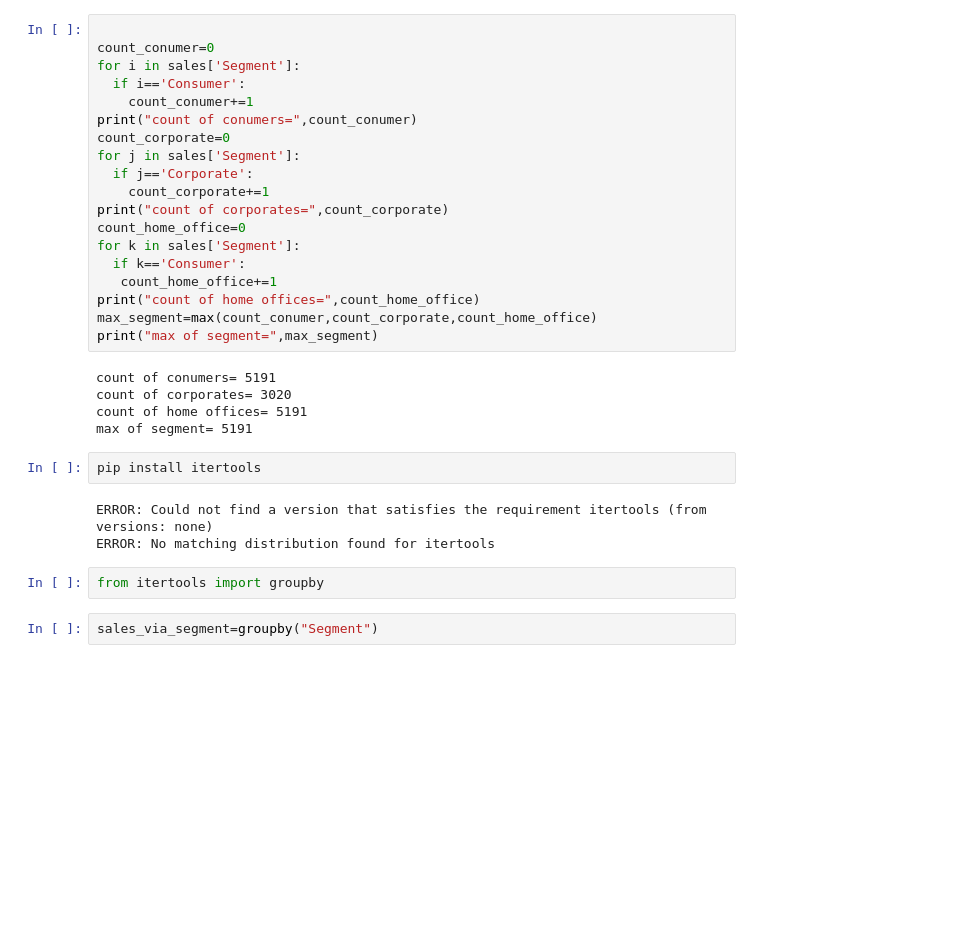
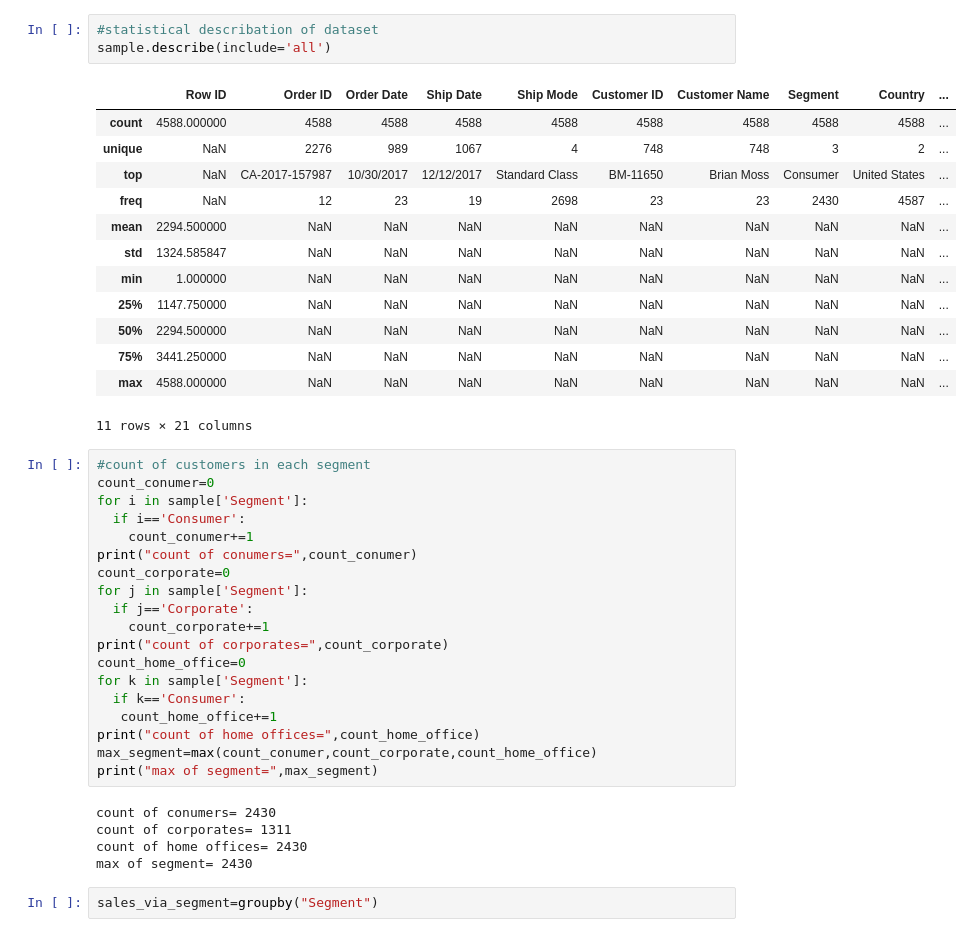
Before and after one commit to ankitg-02/sales_analysis, a Jupyter notebook: Untitled2.ipynb, the cells around one changed output. Drawn from its saved outputs; the diff is of its cells as text; blank space fills up the shorter version.

```diff
--- a/Untitled2.ipynb
+++ b/Untitled2.ipynb
@@ -31,34 +50,44 @@ Name: Profit, Length: 9994, dtype: float64}
+# %%
+#statistical describation of dataset
+sample.describe(include='all')
+# %% [output]
+|  | Row ID | Order ID | Order Date | Ship Date | Ship Mode | Customer ID | Customer Name | Segment | Country | ... |
+| count | 4588.000000 | 4588 | 4588 | 4588 | 4588 | 4588 | 4588 | 4588 | 4588 | ... |
+| unique | NaN | 2276 | 989 | 1067 | 4 | 748 | 748 | 3 | 2 | ... |
+| top | NaN | CA-2017-157987 | 10/30/2017 | 12/12/2017 | Standard Class | BM-11650 | Brian Moss | Consumer | United States | ... |
+| freq | NaN | 12 | 23 | 19 | 2698 | 23 | 23 | 2430 | 4587 | ... |
+| mean | 2294.500000 | NaN | NaN | NaN | NaN | NaN | NaN | NaN | NaN | ... |
+| std | 1324.585847 | NaN | NaN | NaN | NaN | NaN | NaN | NaN | NaN | ... |
+| min | 1.000000 | NaN | NaN | NaN | NaN | NaN | NaN | NaN | NaN | ... |
+| 25% | 1147.750000 | NaN | NaN | NaN | NaN | NaN | NaN | NaN | NaN | ... |
+| 50% | 2294.500000 | NaN | NaN | NaN | NaN | NaN | NaN | NaN | NaN | ... |
+| 75% | 3441.250000 | NaN | NaN | NaN | NaN | NaN | NaN | NaN | NaN | ... |
+| max | 4588.000000 | NaN | NaN | NaN | NaN | NaN | NaN | NaN | NaN | ... |
+11 rows × 21 columns
 # %%
-
+#count of customers in each segment
 count_conumer=0
-for i in sales['Segment']:
+for i in sample['Segment']:
   if i=='Consumer':
     count_conumer+=1
 print("count of conumers=",count_conumer)
 count_corporate=0
-for j in sales['Segment']:
+for j in sample['Segment']:
   if j=='Corporate':
     count_corporate+=1
 print("count of corporates=",count_corporate)
 count_home_office=0
-for k in sales['Segment']:
+for k in sample['Segment']:
   if k=='Consumer':
    count_home_office+=1
 print("count of home offices=",count_home_office)
 max_segment=max(count_conumer,count_corporate,count_home_office)
 print("max of segment=",max_segment)
 # %% [output]
-count of conumers= 5191
-count of corporates= 3020
-count of home offices= 5191
-max of segment= 5191
+count of conumers= 2430
+count of corporates= 1311
+count of home offices= 2430
+max of segment= 2430
-# %%
-pip install itertools
-# %% [output]
-ERROR: Could not find a version that satisfies the requirement itertools (from versions: none)
-ERROR: No matching distribution found for itertools
-# %%
-from itertools import groupby
 # %%
 sales_via_segment=groupby("Segment")
 # %%
```
Also changed, not shown: parts of 9 cells of this notebook.
